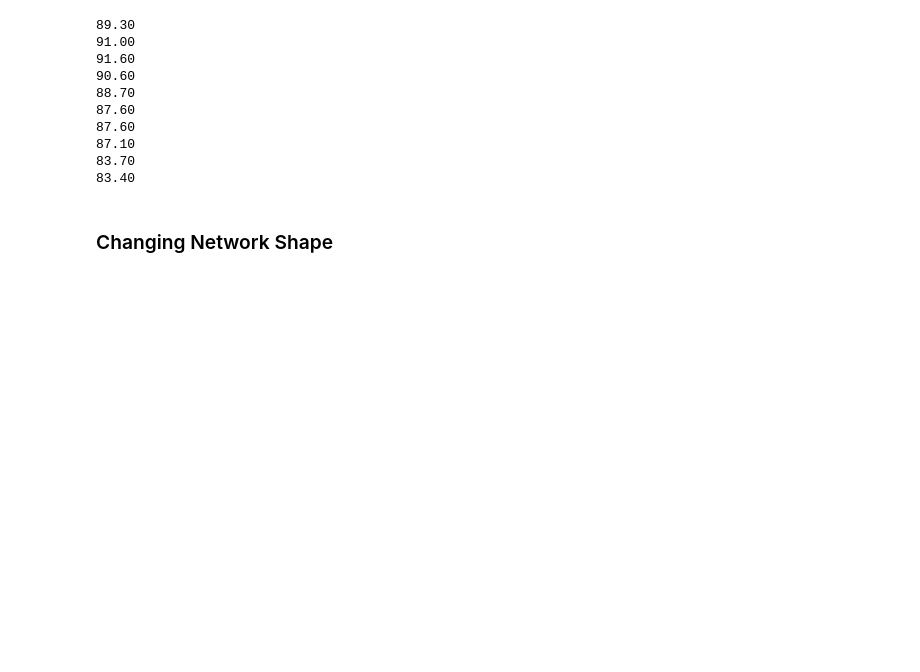
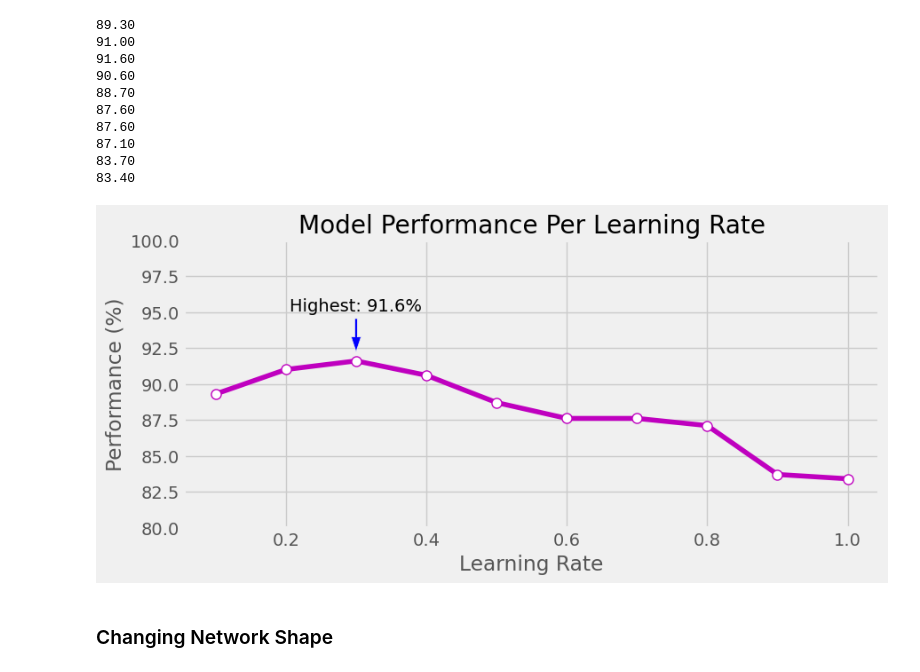
Before and after one commit to mitano-17/Let-s-Build-A-Neural-Network, a Jupyter notebook: my_neural_network.ipynb, the cells around one changed output. Saved outputs shown, nothing was run; the diff lists cells and outputs as text; code cells hidden in the pictures; blank space fills up the shorter version.

```diff
--- a/my_neural_network.ipynb
+++ b/my_neural_network.ipynb
@@ -1218,6 +1251,39 @@ for p in lPerformance:
 87.10
 83.70
 83.40
+# %%
+# data for plotting
+x = [0.1, 0.2, 0.3, 0.4, 0.5, 0.6, 0.7, 0.8, 0.9, 1.0]
+y = [89.30, 91.00, 91.60, 90.60, 88.70, 87.60, 87.60, 87.10, 83.70, 83.40]
+
+plt.figure(figsize=(9,4))
+
+plt.plot(x, y, marker='o', linestyle='-', color = 'm', markersize = 8, markerfacecolor = 'w')
+plt.style.use("fivethirtyeight")
+
+plt.ylim(80, 100)
+
+# get highest value
+max_val = max(y)
+max_index = y.index(max_val)
+max_x = x[max_index]
+
+# highlight best value
+plt.annotate(
+    f'Highest: {max_val}%',
+    xy=(max_x, max_val + 0.5),
+    xytext=(max_x, max_val + 3.5),
+    arrowprops=dict(facecolor='b', shrink=0.05, width=2, headwidth=8),
+    ha='center'
+)
+
+plt.xlabel("Learning Rate")
+plt.ylabel("Performance (%)")
+plt.title("Model Performance Per Learning Rate")
+
+plt.show()
+# %% [output]
+[figure, added]
 # %% [markdown]
 <h3>Changing Network Shape</h3>
 # %%
```
Also changed, not shown: parts of 12 cells of this notebook.
